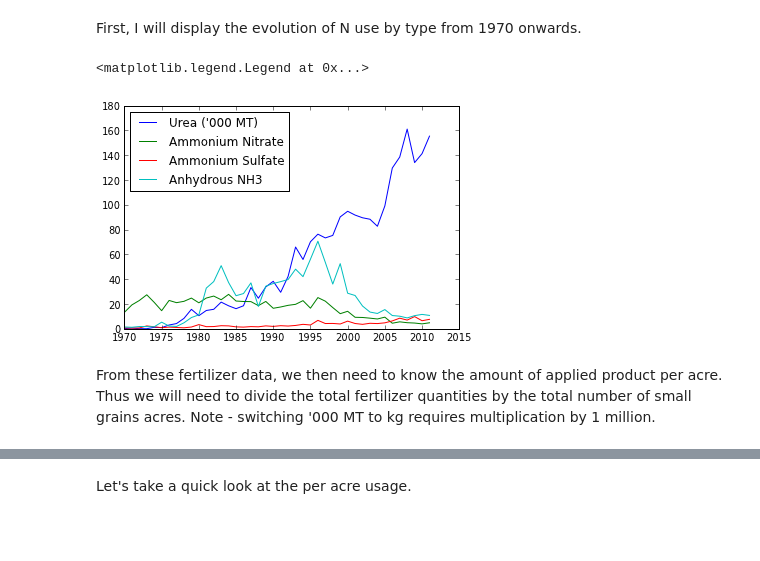
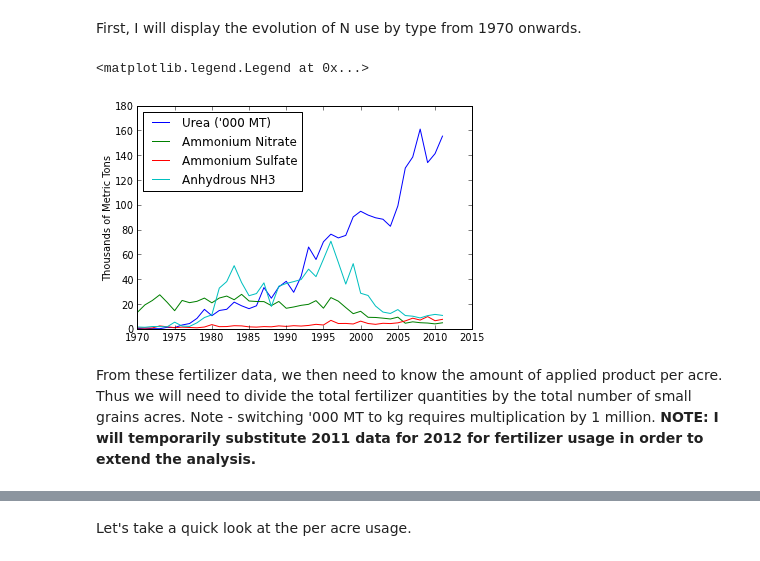
Before and after one commit to plawrence/farmStressAnalysis, a Jupyter notebook: stressAnalysis.ipynb, the cells around one changed output, grey strips where cells are left out. Cells and saved outputs as stored; diff of their text form; code cells hidden in the pictures; blank space fills up the shorter version.

```diff
--- a/stressAnalysis.ipynb
+++ b/stressAnalysis.ipynb
@@ -126,14 +128,15 @@ First, I will display the evolution of N use by type from 1970 onwards.
 # %%
 plot(nQuantity.index,nQuantity.Urea_MT,label="Urea ('000 MT)")
 plot(nQuantity.index,nQuantity.AN_MT,label="Ammonium Nitrate")
 plot(nQuantity.index,nQuantity.AS_MT,label="Ammonium Sulfate")
 plot(nQuantity.index,nQuantity.Anhydrous_MT,label="Anhydrous NH3")
+ylabel("Thousands of Metric Tons")
 legend(loc="upper left")
 # %% [output]
 <matplotlib.legend.Legend at 0x...>
-[figure, old version]
+[figure, new version]
 # %% [markdown]
-From these fertilizer data, we then need to know the amount of applied product per acre.  Thus we will need to divide the total fertilizer quantities by the total number of small grains acres.  Note - switching '000 MT to kg requires multiplication by 1 million.
+From these fertilizer data, we then need to know the amount of applied product per acre.  Thus we will need to divide the total fertilizer quantities by the total number of small grains acres.  Note - switching '000 MT to kg requires multiplication by 1 million.    **NOTE: I will temporarily substitute 2011 data for 2012 for fertilizer usage in order to extend the analysis.**
 # %%
 temp_peracre = pd.DataFrame({'Urea_acre':(nQuantity.Urea_MT*1000000/censusdata.cg_cropland_farms).dropna(),'AN_acre':(nQuantity.AN_MT*1000000/censusdata.cg_cropland_farms).dropna(),
                             'AS_acre':(nQuantity.AS_MT*1000000/censusdata.cg_cropland_farms).dropna(),'Anhydrous_acre':(nQuantity.Anhydrous_MT*1000000/censusdata.cg_cropland_farms).dropna()})
```
Also changed, not shown: parts of 23 cells of this notebook, 1 other file.
